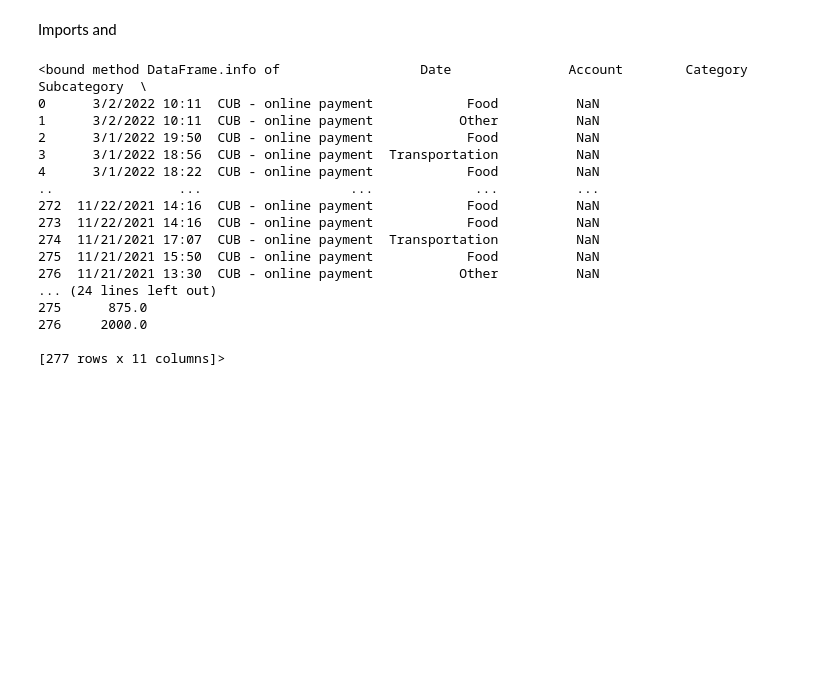
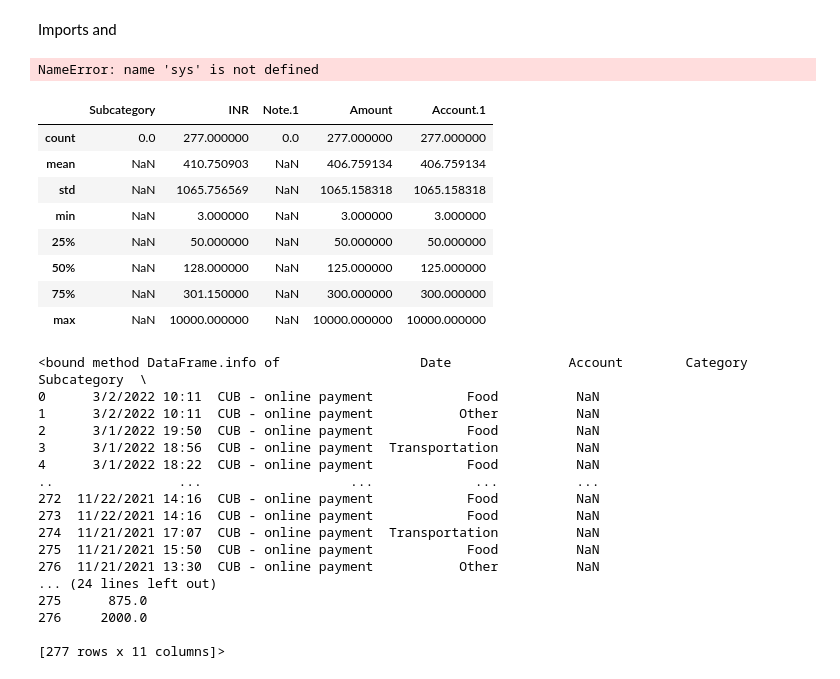
Before and after one commit to benclough724/Financial-machine-learning-helper, a Jupyter notebook: backend/notebooks/tharunprabu_dataset.ipynb, the cells around one changed output. Cells and saved outputs as stored; diff of their text form; code cells hidden in the pictures; blank space fills up the shorter version.

```diff
--- a/backend/notebooks/tharunprabu_dataset.ipynb
+++ b/backend/notebooks/tharunprabu_dataset.ipynb
@@ -6,15 +6,29 @@ import os
 import matplotlib.pyplot as plt
 import pandas as pd
 import numpy as np
-from data_pipeline.kaggle import download_and_unzip_kaggle
-from data_pipeline.data_loader import load_data
-from data_pipeline.preprocess import preprocess_data
+# from data_pipeline.data_loader import DataLoader
+sys.path.append(os.path.abspath(".."))
+from data_pipeline.preprocess import PreprocessData
 from forex_python.converter import CurrencyRates
 
 BASE_DIR = Path.cwd()  # Use os to get current working directory
 
  # path to database
-df = pd.read_csv('./expense_data_1.csv') # place csv in data frame for EDA
+df = pd.read_csv('./../data/unprocessed/expense_data_1.csv') # place csv in data frame for EDA
+# %% [output]
+NameError: name 'sys' is not defined
+# %%
+df.describe()
+# %% [output]
+|  | Subcategory | INR | Note.1 | Amount | Account.1 |
+| count | 0.0 | 277.000000 | 0.0 | 277.000000 | 277.000000 |
+| mean | NaN | 410.750903 | NaN | 406.759134 | 406.759134 |
+| std | NaN | 1065.756569 | NaN | 1065.158318 | 1065.158318 |
+| min | NaN | 3.000000 | NaN | 3.000000 | 3.000000 |
+| 25% | NaN | 50.000000 | NaN | 50.000000 | 50.000000 |
+| 50% | NaN | 128.000000 | NaN | 125.000000 | 125.000000 |
+| 75% | NaN | 301.150000 | NaN | 300.000000 | 300.000000 |
+| max | NaN | 10000.000000 | NaN | 10000.000000 | 10000.000000 |
 # %%
 #Check data in the dataframe
 display(df.info, df.describe, df.dtypes)
```
Also changed, not shown: 8 other files.
